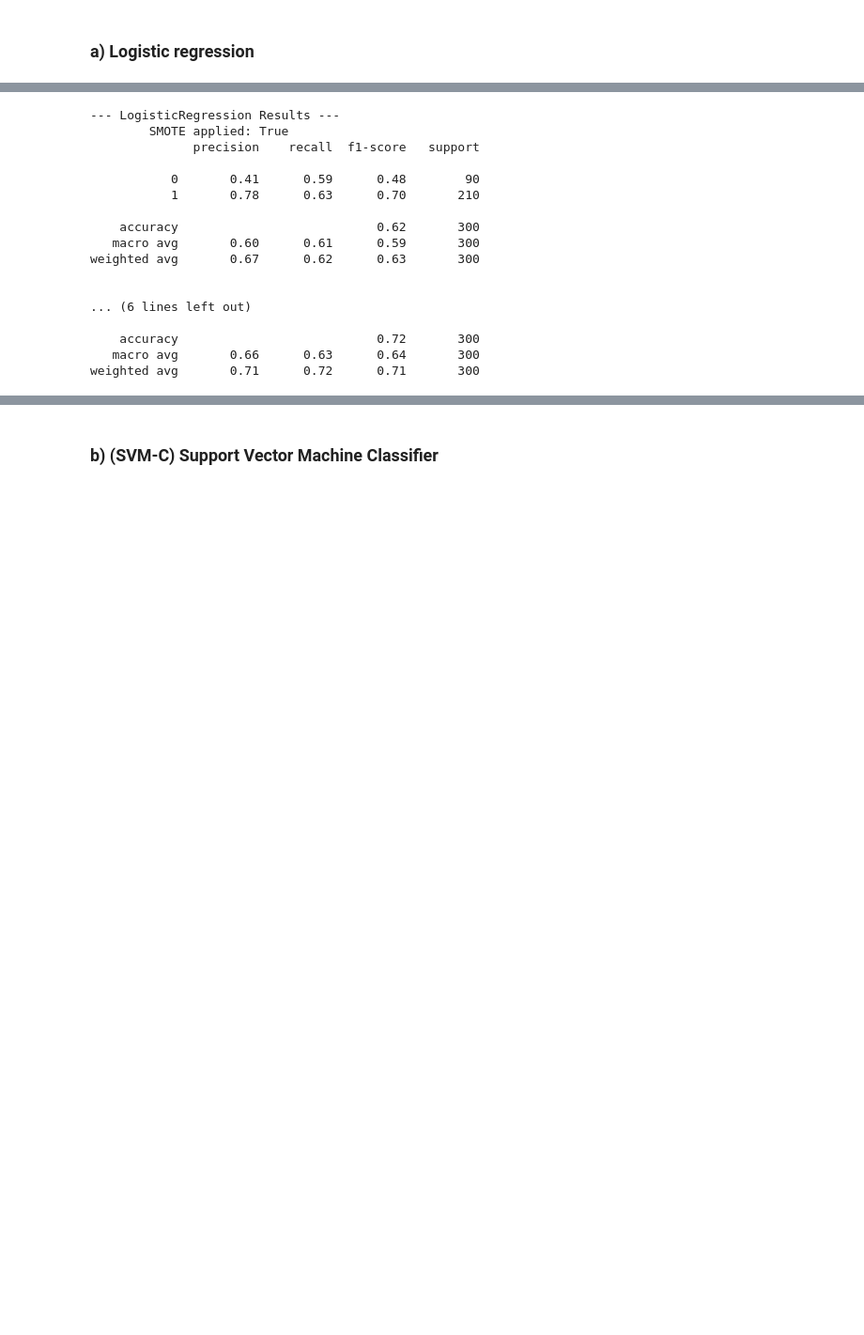
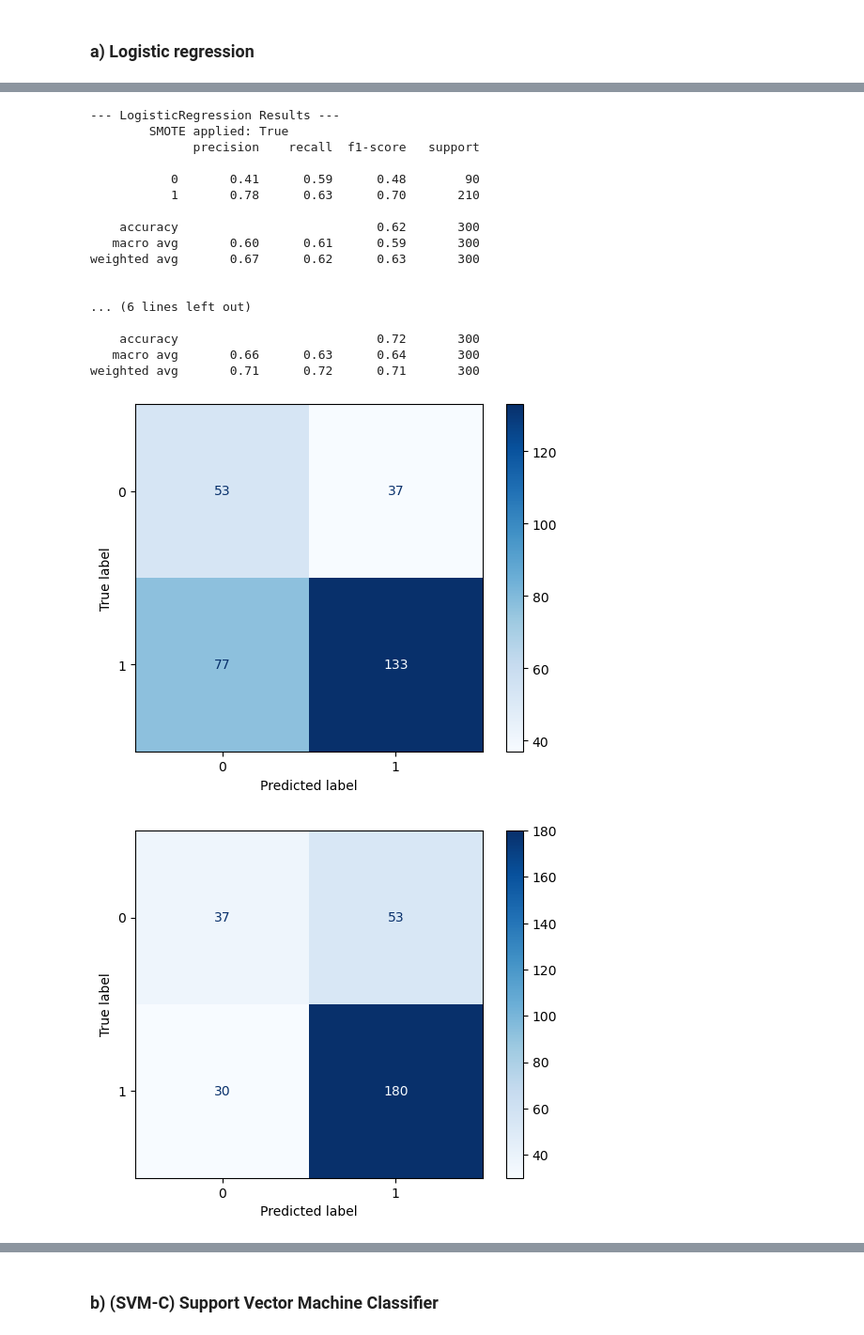
Before and after one commit to feed0/german-credit-data, a Jupyter notebook: python/src/2_fayaad_3_datamining_2_scale_sensitive_models.ipynb, the cells around one changed output, grey strips where cells are left out. Shown at 94% size. Saved outputs shown, nothing was run; the diff lists cells and outputs as text; code cells hidden in the pictures; blank space fills up the shorter version.

```diff
--- a/python/src/2_fayaad_3_datamining_2_scale_sensitive_models.ipynb
+++ b/python/src/2_fayaad_3_datamining_2_scale_sensitive_models.ipynb
@@ -126,22 +151,24 @@ weighted avg       0.69      0.70      0.69       100
 # %%
 # LR 30% Data
-fit_predict_metrics(log_reg, smote=True,  X_train=X_TRAIN_RESAMPLED_30, y_train=Y_TRAIN_RESAMPLED_30, X_test=X_TEST_30_SCALED, y_test=Y_TEST_30)
+fit_predict_metrics(log_reg, smote=True,  X_train=X_TRAIN_30_RESAMPLED, y_train=Y_TRAIN_30_RESAMPLED, X_test=X_TEST_30_SCALED, y_test=Y_TEST_30)
 fit_predict_metrics(log_reg, smote=False, X_train=X_TRAIN_30_SCALED,    y_train=Y_TRAIN_30,           X_test=X_TEST_30_SCALED, y_test=Y_TEST_30)
 # %% [output]
 --- LogisticRegression Results ---
         SMOTE applied: True
               precision    recall  f1-score   support
 
            0       0.41      0.59      0.48        90
            1       0.78      0.63      0.70       210
 
     accuracy                           0.62       300
    macro avg       0.60      0.61      0.59       300
 weighted avg       0.67      0.62      0.63       300
 
 
 ... (6 lines left out)
 
     accuracy                           0.72       300
    macro avg       0.66      0.63      0.64       300
 weighted avg       0.71      0.72      0.71       300
+[figure, added]
+[figure, added]
```
Also changed, not shown: parts of 19 cells of this notebook, 1 other file.
